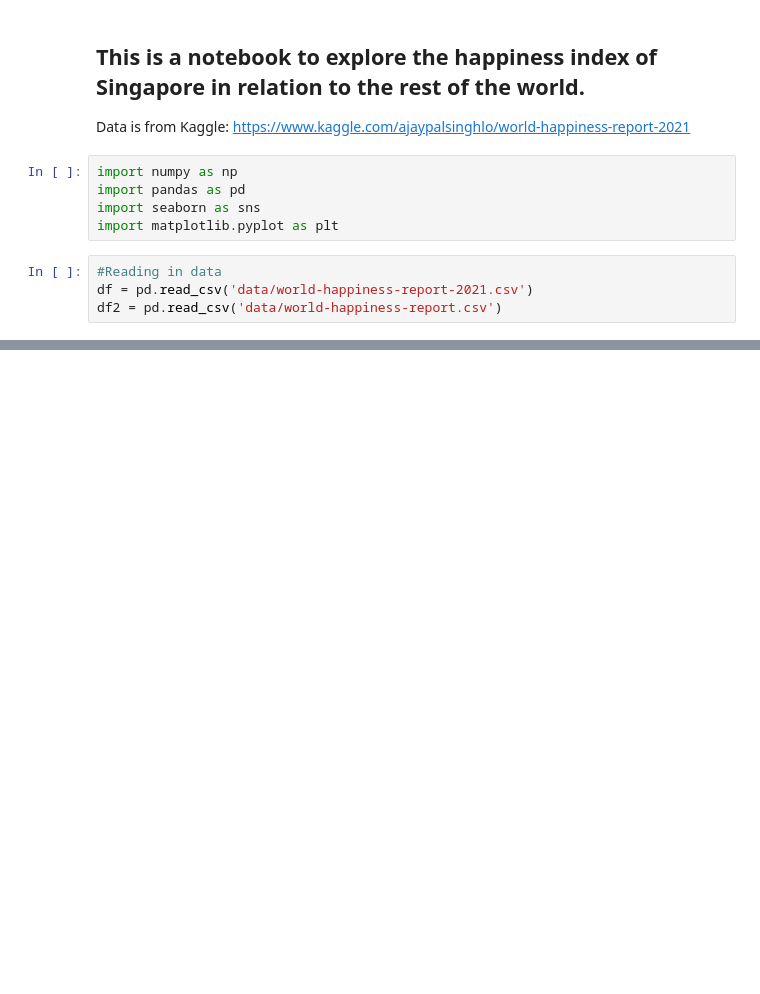
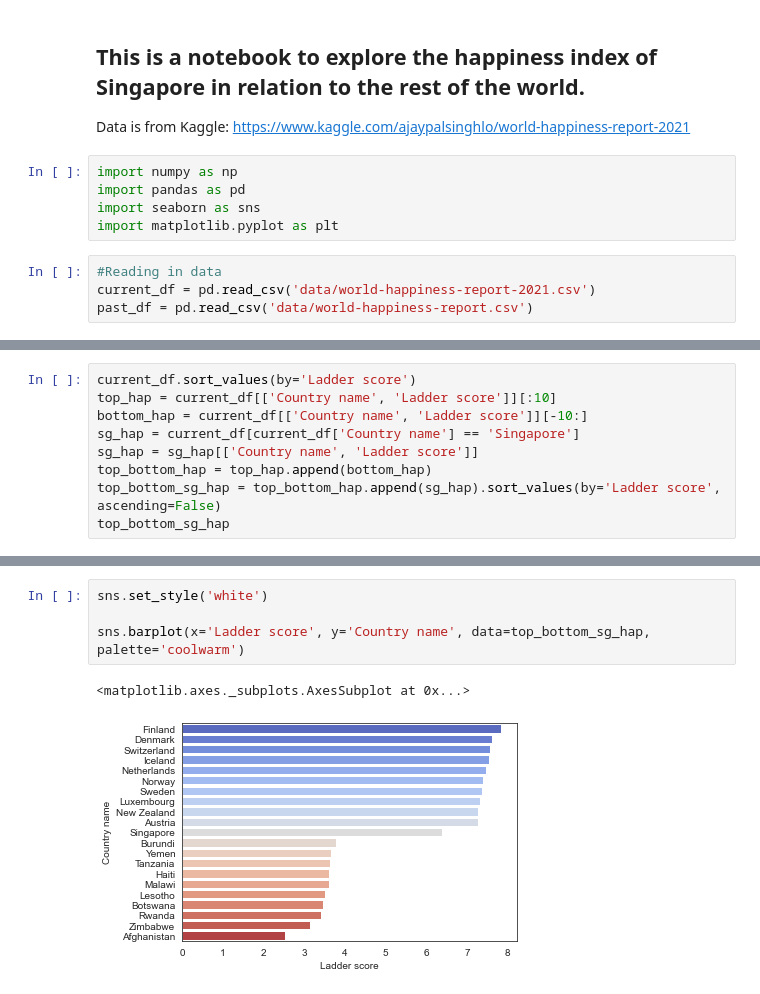
Before and after one commit to Stoic-Carp/Singapore-in-the-World-Happiness-Report, a Jupyter notebook: Singapore_Happiness_EDA.ipynb, the cells around one changed output, grey strips where cells are left out. Cells and saved outputs as stored; diff of their text form; blank space fills up the shorter version.

Commit message:
Add first chart

```diff
--- a/Singapore_Happiness_EDA.ipynb
+++ b/Singapore_Happiness_EDA.ipynb
@@ -9,5 +9,5 @@ import seaborn as sns
 import matplotlib.pyplot as plt
 # %%
 #Reading in data
-df = pd.read_csv('data/world-happiness-report-2021.csv')
-df2 = pd.read_csv('data/world-happiness-report.csv')
+current_df = pd.read_csv('data/world-happiness-report-2021.csv')
+past_df = pd.read_csv('data/world-happiness-report.csv')
@@ -22,0 +26,9 @@ df.head()
+# %%
+current_df.sort_values(by='Ladder score')
+top_hap = current_df[['Country name', 'Ladder score']][:10]
+bottom_hap = current_df[['Country name', 'Ladder score']][-10:]
+sg_hap = current_df[current_df['Country name'] == 'Singapore']
+sg_hap = sg_hap[['Country name', 'Ladder score']]
+top_bottom_hap = top_hap.append(bottom_hap)
+top_bottom_sg_hap = top_bottom_hap.append(sg_hap).sort_values(by='Ladder score', ascending=False)
+top_bottom_sg_hap
@@ -22,0 +53,7 @@ df.head()
+# %%
+sns.set_style('white')
+
+sns.barplot(x='Ladder score', y='Country name', data=top_bottom_sg_hap, palette='coolwarm')
+# %% [output]
+<matplotlib.axes._subplots.AxesSubplot at 0x...>
+[figure, added]
```
Also changed, not shown: parts of 3 cells of this notebook.
